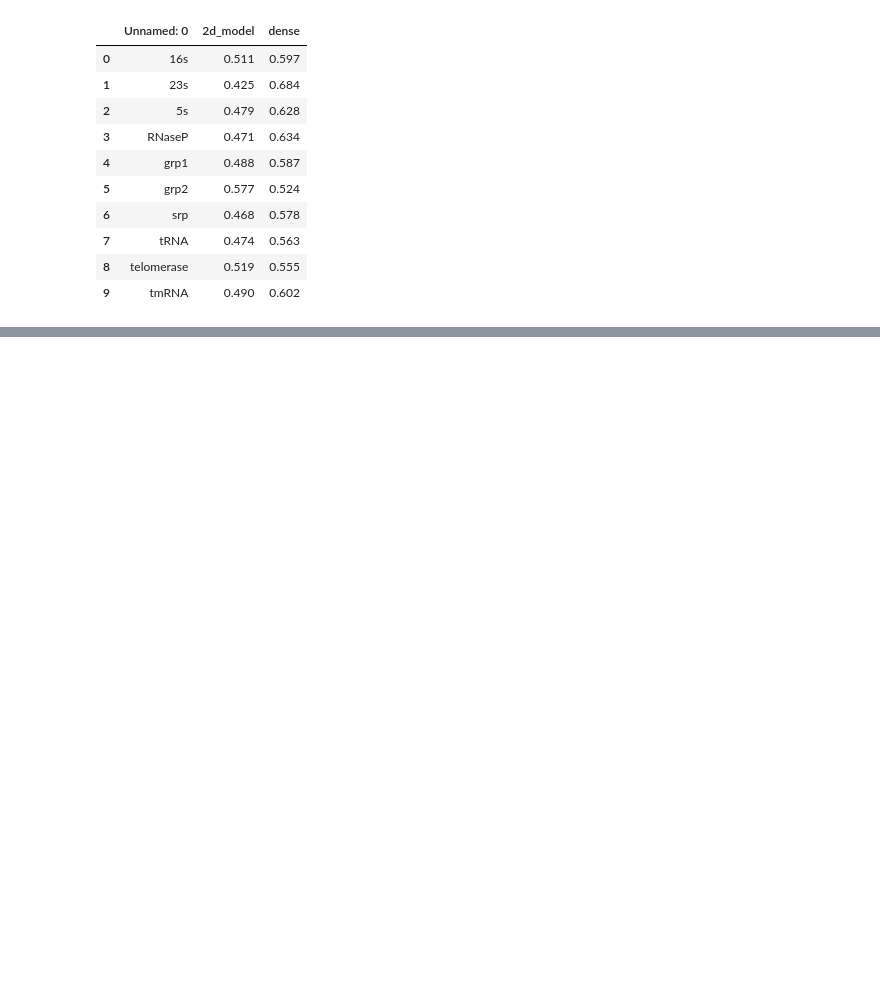
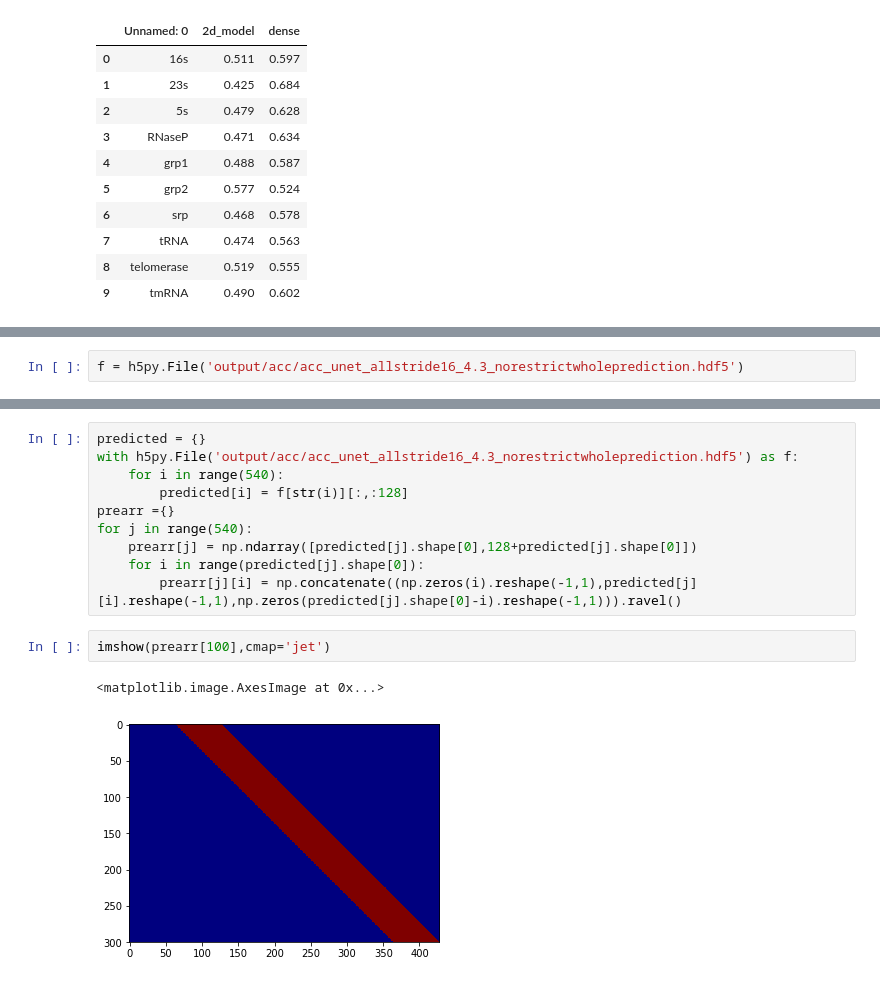
Before and after one commit to james20141606/Deepshape, a Jupyter notebook: jupyter_notebooks/test_models.ipynb, the cells around one changed output, grey strips where cells are left out. Drawn from its saved outputs; the diff is of its cells as text; blank space fills up the shorter version.

```diff
--- a/jupyter_notebooks/test_models.ipynb
+++ b/jupyter_notebooks/test_models.ipynb
@@ -128,0 +144,2 @@ hist(np.loadtxt('output/acc/acc_unet_cdsstride16_4.2.txt'))
+# %%
+f = h5py.File('output/acc/acc_unet_allstride16_4.3_norestrictwholeprediction.hdf5')
@@ -128,0 +162,15 @@ hist(np.loadtxt('output/acc/acc_unet_cdsstride16_4.2.txt'))
+# %%
+predicted = {}
+with h5py.File('output/acc/acc_unet_allstride16_4.3_norestrictwholeprediction.hdf5') as f:
+    for i in range(540):
+        predicted[i] = f[str(i)][:,:128]
+prearr ={}
+for j in range(540):
+    prearr[j] = np.ndarray([predicted[j].shape[0],128+predicted[j].shape[0]])
+    for i in range(predicted[j].shape[0]):
+        prearr[j][i] = np.concatenate((np.zeros(i).reshape(-1,1),predicted[j][i].reshape(-1,1),np.zeros(predicted[j].shape[0]-i).reshape(-1,1))).ravel()
+# %%
+imshow(prearr[100],cmap='jet')
+# %% [output]
+<matplotlib.image.AxesImage at 0x...>
+[figure, added]
```
Also changed, not shown: parts of 12 cells of this notebook, 7 other files.
